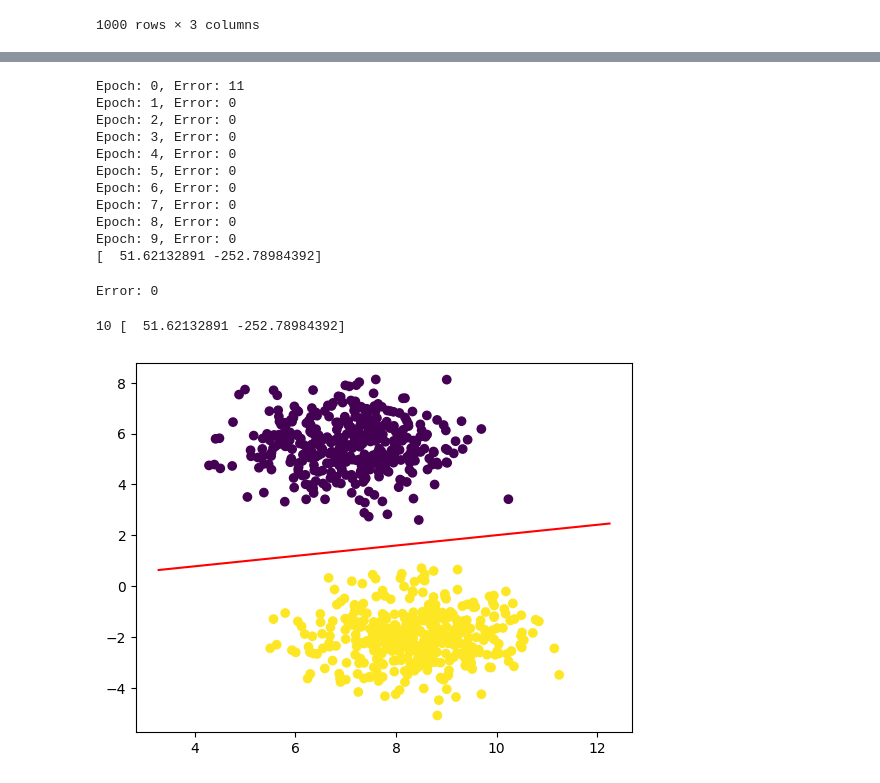
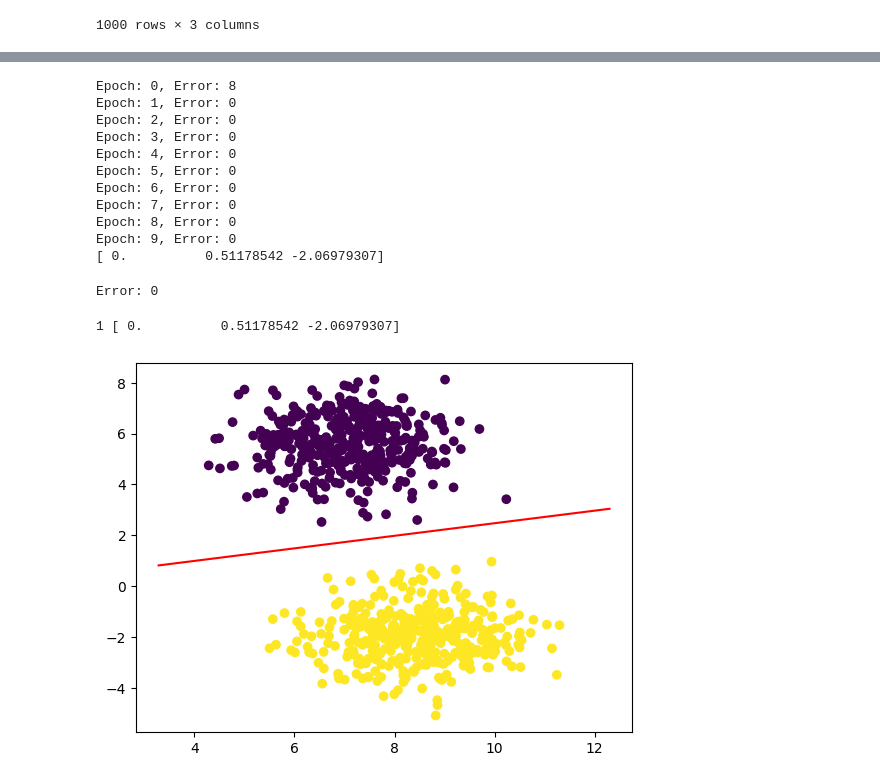
Before and after one commit to amirhosseinttt/perceptron, a Jupyter notebook: Q2.ipynb, the cells around one changed output, grey strips where cells are left out. Saved outputs shown, nothing was run; the diff lists cells and outputs as text; code cells hidden in the pictures.

```diff
--- a/Q2.ipynb
+++ b/Q2.ipynb
@@ -53,9 +53,9 @@ test_labels = test_df['y'].values
 # %%
 model = Perceptron(input_size=2)
 # %%
-model.train(train_inputs, train_labels, epochs=10, learning_rate=10)
+model.train(train_inputs, train_labels, epochs=10, learning_rate=0.1)
 # %% [output]
-Epoch: 0, Error: 11
+Epoch: 0, Error: 8
 Epoch: 1, Error: 0
 Epoch: 2, Error: 0
 Epoch: 3, Error: 0
@@ -65,7 +65,7 @@ Epoch: 6, Error: 0
 Epoch: 7, Error: 0
 Epoch: 8, Error: 0
 Epoch: 9, Error: 0
-[  51.62132891 -252.78984392]
+[ 0.          0.51178542 -2.06979307]
 # %%
 predicted = model.predict(test_inputs)
 print("Error:", np.count_nonzero(predicted - test_labels))
@@ -74,12 +74,12 @@ Error: 0
 # %%
 # visualize results
 plt.scatter(train_inputs[:,0], train_inputs[:,1], c=train_labels)
 x = np.linspace(train_inputs[:,0].min() - 1, train_inputs[:,0].max() + 1, 100)
 # print(x)
-y = [-model._weights[0] * i + model._bias for i in x] / model._weights[1]
+y = [-model._weights[1] * i + model._weights[0] * model._bias for i in x] / model._weights[2]
 print(model._bias, model._weights)
 plt.plot(x, y, '-r')
 plt.show()
 # %% [output]
-10 [  51.62132891 -252.78984392]
+1 [ 0.          0.51178542 -2.06979307]
-[figure, old version]
+[figure, new version]
```
Also changed, not shown: parts of 1 cell of this notebook, 2 other files.
